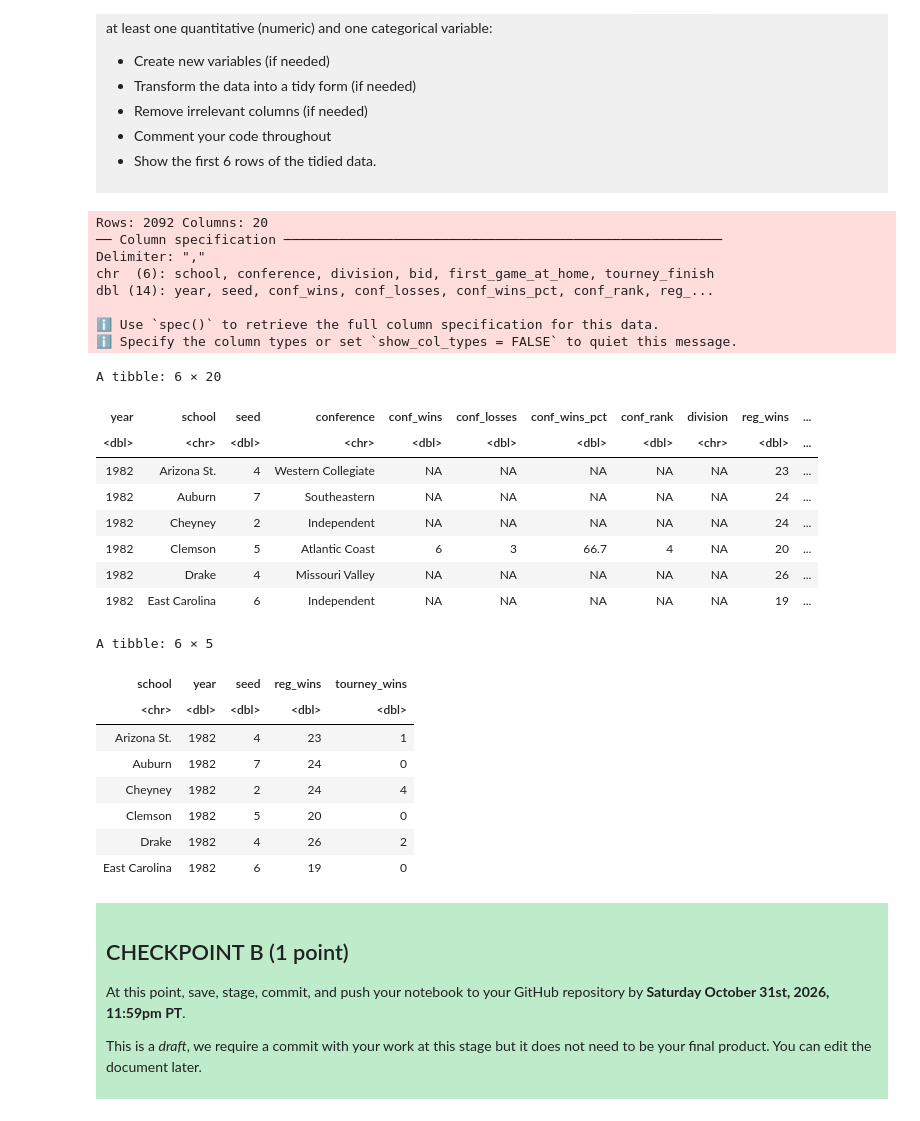
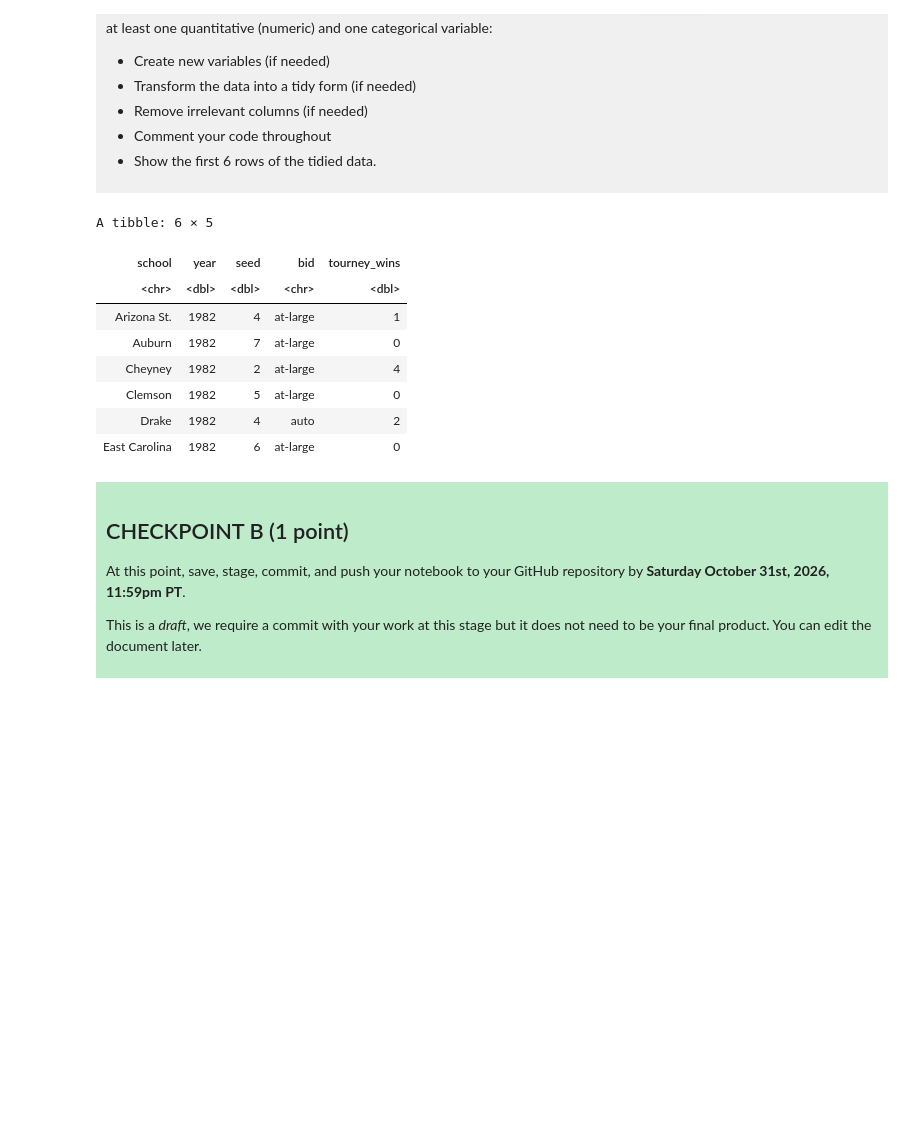
Before and after one commit to cherryzhg/dsci-100-project-rawisara-zhang, a Jupyter notebook: dsci-100-project-notebook.ipynb, the cells around one changed output. Drawn from its saved outputs; the diff is of its cells as text; code cells hidden in the pictures; blank space fills up the shorter version.

```diff
--- a/dsci-100-project-notebook.ipynb
+++ b/dsci-100-project-notebook.ipynb
@@ -209,42 +209,20 @@ Produce a tidy data set that could be used to answer your research question usin
 
 </div>
 # %%
-library(tidyverse)
-
-data <- read_csv("https://raw.githubusercontent.com/diverse-data-hub/diversedata/refs/heads/main/data-clean/womensmarchmadness.csv")
-head(data)
-
 march_madness <- data |>
-  select(school, year, seed, reg_wins, tourney_wins)
+  select(school, year, seed, bid, tourney_wins)
 
 head(march_madness)
 # %% [output]
-Rows: 2092 Columns: 20
-── Column specification ────────────────────────────────────────────────────────
-Delimiter: ","
-chr  (6): school, conference, division, bid, first_game_at_home, tourney_finish
-dbl (14): year, seed, conf_wins, conf_losses, conf_wins_pct, conf_rank, reg_...
-
-ℹ Use `spec()` to retrieve the full column specification for this data.
-ℹ Specify the column types or set `show_col_types = FALSE` to quiet this message.
+A tibble: 6 × 5
-A tibble: 6 × 20
-| year | school | seed | conference | conf_wins | conf_losses | conf_wins_pct | conf_rank | division | reg_wins | ... |
-| <dbl> | <chr> | <dbl> | <chr> | <dbl> | <dbl> | <dbl> | <dbl> | <chr> | <dbl> | ... |
-| 1982 | Arizona St. | 4 | Western Collegiate | NA | NA | NA | NA | NA | 23 | ... |
-| 1982 | Auburn | 7 | Southeastern | NA | NA | NA | NA | NA | 24 | ... |
-| 1982 | Cheyney | 2 | Independent | NA | NA | NA | NA | NA | 24 | ... |
-| 1982 | Clemson | 5 | Atlantic Coast | 6 | 3 | 66.7 | 4 | NA | 20 | ... |
-| 1982 | Drake | 4 | Missouri Valley | NA | NA | NA | NA | NA | 26 | ... |
-| 1982 | East Carolina | 6 | Independent | NA | NA | NA | NA | NA | 19 | ... |
+| school | year | seed | bid | tourney_wins |
+| <chr> | <dbl> | <dbl> | <chr> | <dbl> |
+| Arizona St. | 1982 | 4 | at-large | 1 |
+| Auburn | 1982 | 7 | at-large | 0 |
+| Cheyney | 1982 | 2 | at-large | 4 |
+| Clemson | 1982 | 5 | at-large | 0 |
+| Drake | 1982 | 4 | auto | 2 |
+| East Carolina | 1982 | 6 | at-large | 0 |
-A tibble: 6 × 5
-| school | year | seed | reg_wins | tourney_wins |
-| <chr> | <dbl> | <dbl> | <dbl> | <dbl> |
-| Arizona St. | 1982 | 4 | 23 | 1 |
-| Auburn | 1982 | 7 | 24 | 0 |
-| Cheyney | 1982 | 2 | 24 | 4 |
-| Clemson | 1982 | 5 | 20 | 0 |
-| Drake | 1982 | 4 | 26 | 2 |
-| East Carolina | 1982 | 6 | 19 | 0 |
 # %% [markdown]
 <div style="background-color: #beebca; padding: 10px;">
 
```
Also changed, not shown: parts of 12 cells of this notebook.
